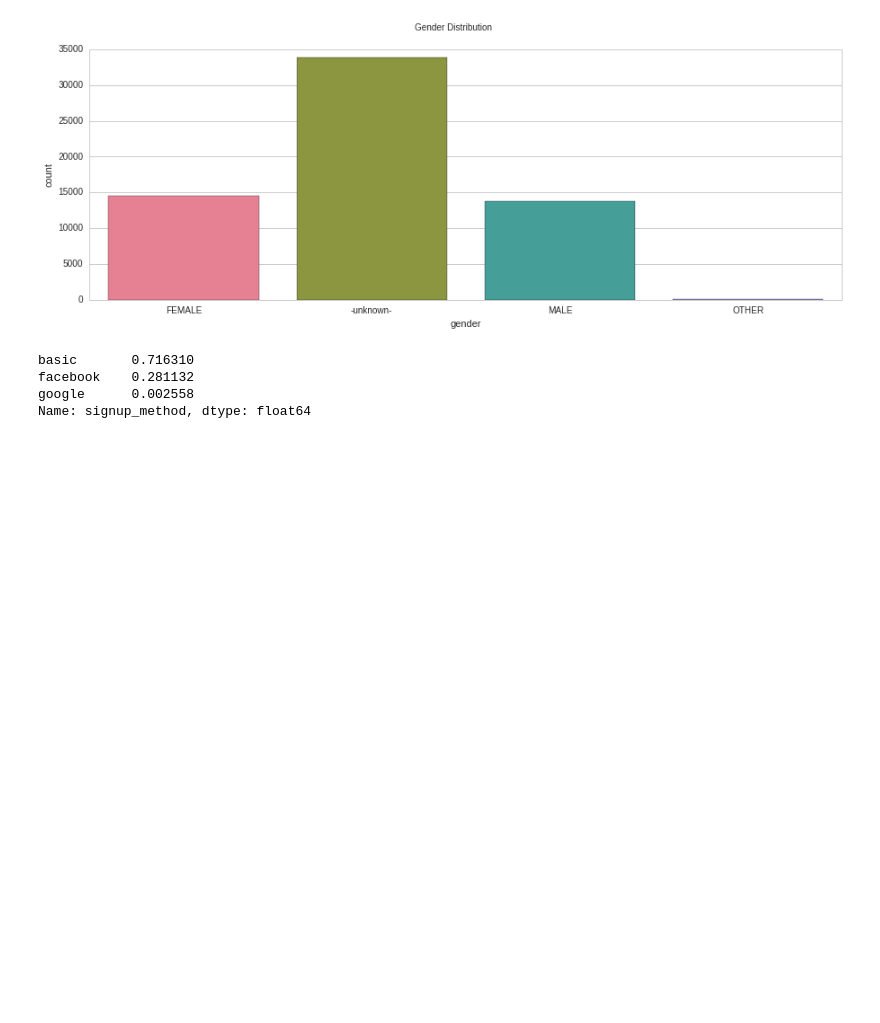
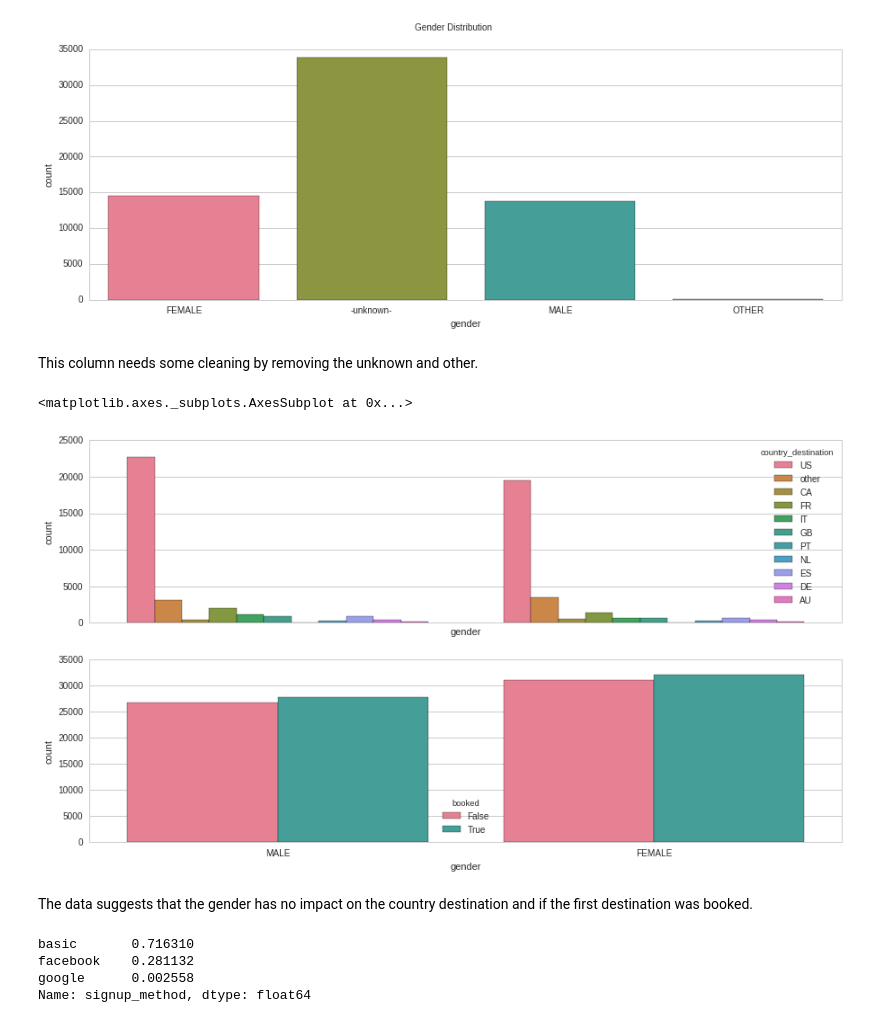
Before and after one commit to Chouffe/kaggle_airbnb_new_user_booking, a Jupyter notebook: notebooks/Capstone Project - Airbnb New user booking.ipynb, the cells around one changed output. Saved outputs shown, nothing was run; the diff lists cells and outputs as text; code cells hidden in the pictures; blank space fills up the shorter version.

```diff
--- a/notebooks/Capstone Project - Airbnb New user booking.ipynb
+++ b/notebooks/Capstone Project - Airbnb New user booking.ipynb
@@ -201,6 +270,21 @@ sns.countplot(x='gender', data=test_data, palette="husl", ax=axis1)
 # %% [output]
 <matplotlib.axes._subplots.AxesSubplot at 0x...>
 [figure]
+# %% [markdown]
+This column needs some cleaning by removing the unknown and other.
+# %%
+# Keeping only
+train_data_clean_gender = train_data.query('["MALE", "FEMALE"] in gender')
+train_data_clean_gender.loc[:, 'booked'] = train_data["country_destination"].apply(lambda x : x != 'NDF')
+
+fig, (axis1, axis2) = plt.subplots(2,1,sharex=True,figsize=(15,8))
+sns.countplot(x="gender",hue="country_destination", data=train_data_clean_gender[train_data_clean_gender['country_destination'] != 'NDF'], palette="husl", ax=axis1)
+sns.countplot(x="gender",hue="booked", data=train_data_clean_gender, palette="husl", ax=axis2)
+# %% [output]
+<matplotlib.axes._subplots.AxesSubplot at 0x...>
+[figure, added]
+# %% [markdown]
+The data suggests that the gender has no impact on the country destination and if the first destination was booked.
 # %%
 train_data['signup_method'].value_counts(normalize=True)
 # %% [output]
```
Also changed, not shown: parts of 15 cells of this notebook, 12 other files.
